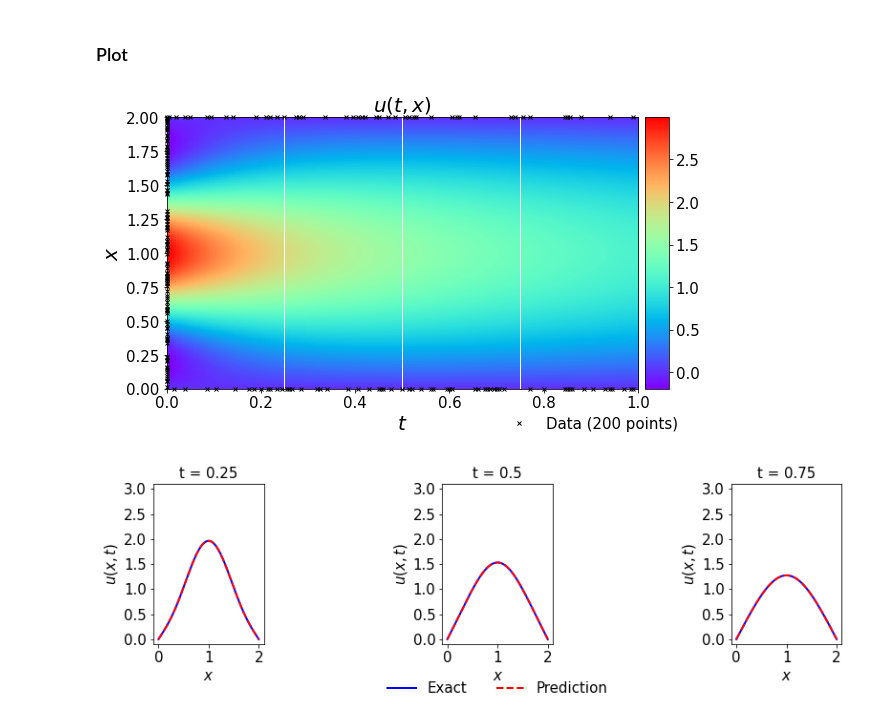
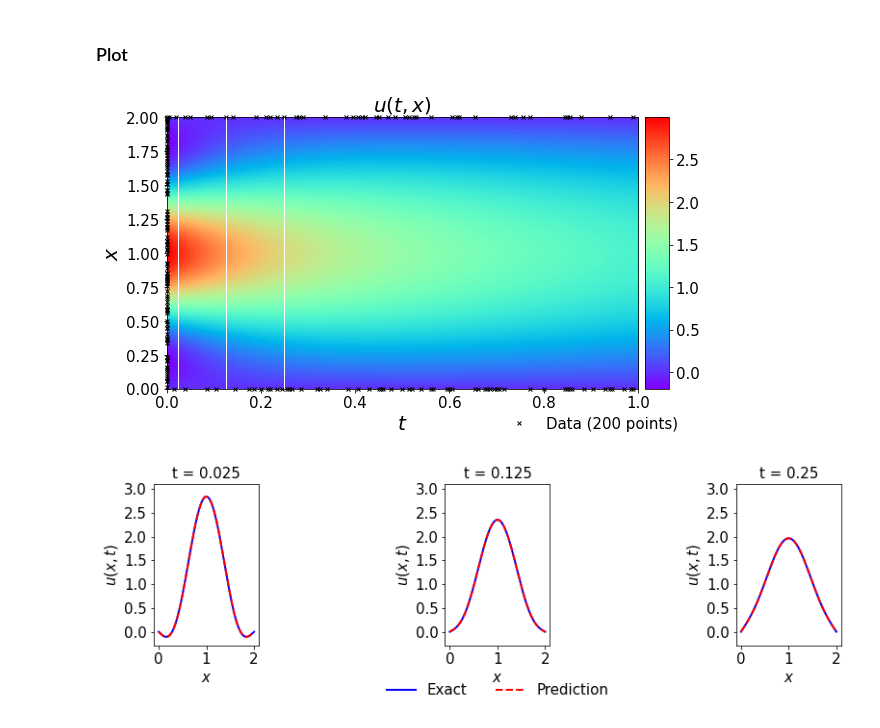
Before and after one commit to CS-433/ml-project-2-hapinness, a Jupyter notebook: Heat_inference.ipynb, the cells around one changed output. Saved outputs shown, nothing was run; the diff lists cells and outputs as text; code cells hidden in the pictures.

Commit message:
better plot + init sol image

```diff
--- a/Heat_inference.ipynb
+++ b/Heat_inference.ipynb
@@ -327,9 +327,9 @@ ax.plot(
 )
 
 line = np.linspace(x_fine.min(), x_fine.max(), 2)[:,None]
-ax.plot(t_fine[int(Nu/4)]*np.ones((2,1)), line, 'w-', linewidth = 1)
-ax.plot(t_fine[int(Nu/2)]*np.ones((2,1)), line, 'w-', linewidth = 1)
-ax.plot(t_fine[int(Nu*3/4)]*np.ones((2,1)), line, 'w-', linewidth = 1)
+ax.plot(t_fine[5]*np.ones((2,1)), line, 'w-', linewidth = 1)
+ax.plot(t_fine[25]*np.ones((2,1)), line, 'w-', linewidth = 1)
+ax.plot(t_fine[50]*np.ones((2,1)), line, 'w-', linewidth = 1)
 
 ax.set_xlabel('$t$', size=20)
 ax.set_ylabel('$x$', size=20)
@@ -355,55 +355,55 @@ gs1 = gridspec.GridSpec(1, 3)
 gs1.update(top=1-1.0/3.0-0.1, bottom=1.0-2.0/3.0, left=0.1, right=0.9, wspace=0.5)
 
 ax = plt.subplot(gs1[0, 0])
-ax.plot(x_fine,U_sol[int(Nu/4),:], 'b-', linewidth = 2, label = 'Exact')
-ax.plot(x_fine,U_pred[int(Nu/4),:], 'r--', linewidth = 2, label = 'Prediction')
+ax.plot(x_fine,U_sol[5,:], 'b-', linewidth = 2, label = 'Exact')
+ax.plot(x_fine,U_pred[5,:], 'r--', linewidth = 2, label = 'Prediction')
 ax.set_xlabel('$x$')
 ax.set_ylabel('$u(x,t)$')
-ax.set_title(f't = {tmax/4}', fontsize = 15) #dynamic change here to do
+ax.set_title(f't = {t_fine[5].item()}', fontsize = 15) #dynamic change here to do
 ax.axis('square')
 ax.set_xlim([-0.1,L+0.1])
-ax.set_ylim([-0.1,u_sol.max()+0.1])
+ax.set_ylim([u_sol.min() -0.1,u_sol.max()+0.1])
 
 for item in ([ax.title, ax.xaxis.label, ax.yaxis.label] +
              ax.get_xticklabels() + ax.get_yticklabels()):
     item.set_fontsize(15)
 
 ax = plt.subplot(gs1[0, 1])
-ax.plot(x_fine,U_sol[int(Nu/2),:], 'b-', linewidth = 2, label = 'Exact')
-ax.plot(x_fine,U_pred[int(Nu/2),:], 'r--', linewidth = 2, label = 'Prediction')
+ax.plot(x_fine,U_sol[25,:], 'b-', linewidth = 2, label = 'Exact')
+ax.plot(x_fine,U_pred[25,:], 'r--', linewidth = 2, label = 'Prediction')
 ax.set_xlabel('$x$')
 ax.set_ylabel('$u(x,t)$')
 ax.axis('square')
 ax.set_xlim([-0.1,L+0.1])
-ax.set_ylim([-0.1,u_sol.max()+0.1])
-ax.set_title(f't = {tmax/2}', fontsize = 15)
+ax.set_ylim([u_sol.min() -0.1,u_sol.max()+0.1])
+ax.set_title(f't = {t_fine[25].item()}', fontsize = 15)
 ax.legend(
     loc='upper center',
     bbox_to_anchor=(0.5, -0.15),
     ncol=5,
     frameon=False,
     prop={'size': 15}
 )
 
 for item in ([ax.title, ax.xaxis.label, ax.yaxis.label] +
              ax.get_xticklabels() + ax.get_yticklabels()):
     item.set_fontsize(15)
 
 ax = plt.subplot(gs1[0, 2])
-ax.plot(x_fine,U_sol[int(Nu*3/4),:], 'b-', linewidth = 2, label = 'Exact')
-ax.plot(x_fine,U_pred[int(Nu*3/4),:], 'r--', linewidth = 2, label = 'Prediction')
+ax.plot(x_fine,U_sol[50,:], 'b-', linewidth = 2, label = 'Exact')
+ax.plot(x_fine,U_pred[50,:], 'r--', linewidth = 2, label = 'Prediction')
 ax.set_xlabel('$x$')
 ax.set_ylabel('$u(x,t)$')
 ax.axis('square')
 ax.set_xlim([-0.1,L+0.1])
-ax.set_ylim([-0.1,u_sol.max()+0.1])
-ax.set_title(f't = {tmax*3/4}', fontsize = 15)
+ax.set_ylim([u_sol.min() -0.1 ,u_sol.max()+0.1])
+ax.set_title(f't = {t_fine[50].item()}', fontsize = 15)
 
 for item in ([ax.title, ax.xaxis.label, ax.yaxis.label] +
              ax.get_xticklabels() + ax.get_yticklabels()):
     item.set_fontsize(15)
 
 plt.show()
 # %% [output]
-[figure, old version]
+[figure, new version]
-[figure, old version]
+[figure, new version]
```
Also changed, not shown: parts of 1 cell of this notebook.
